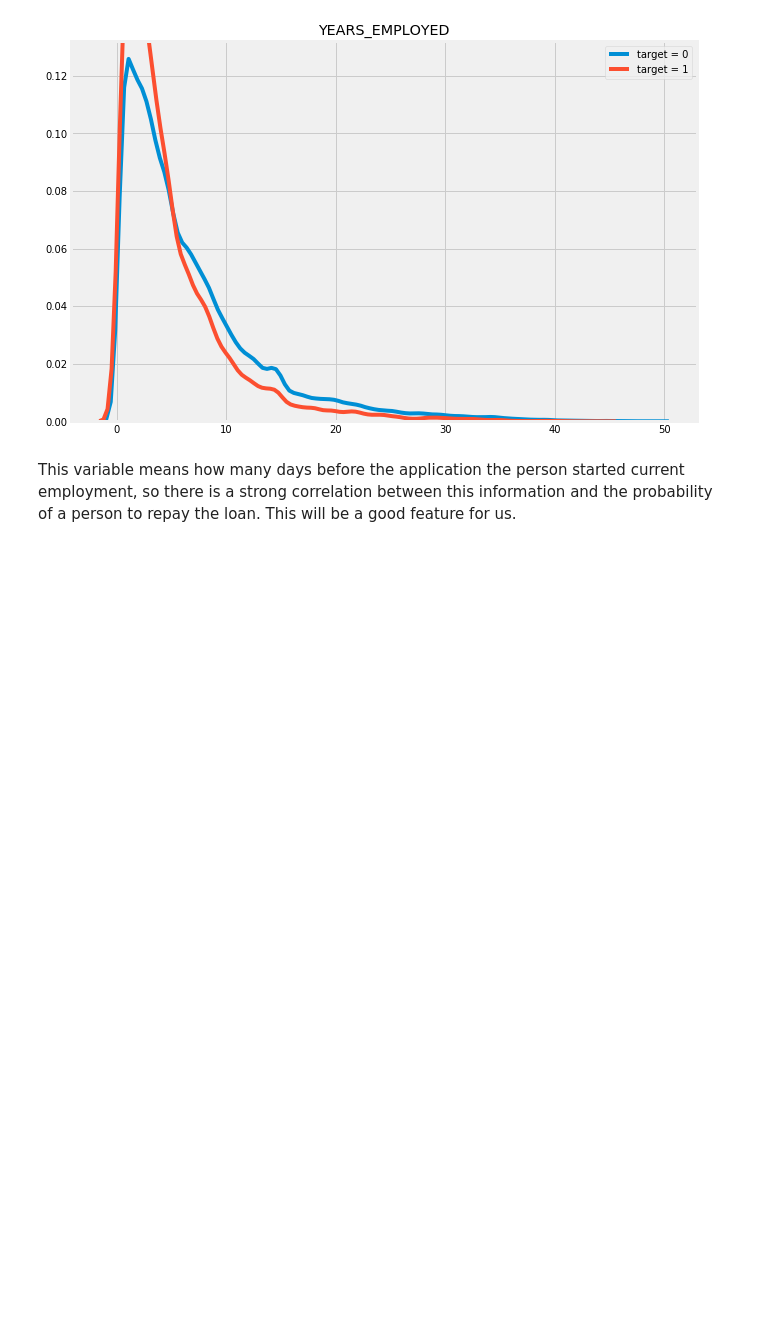
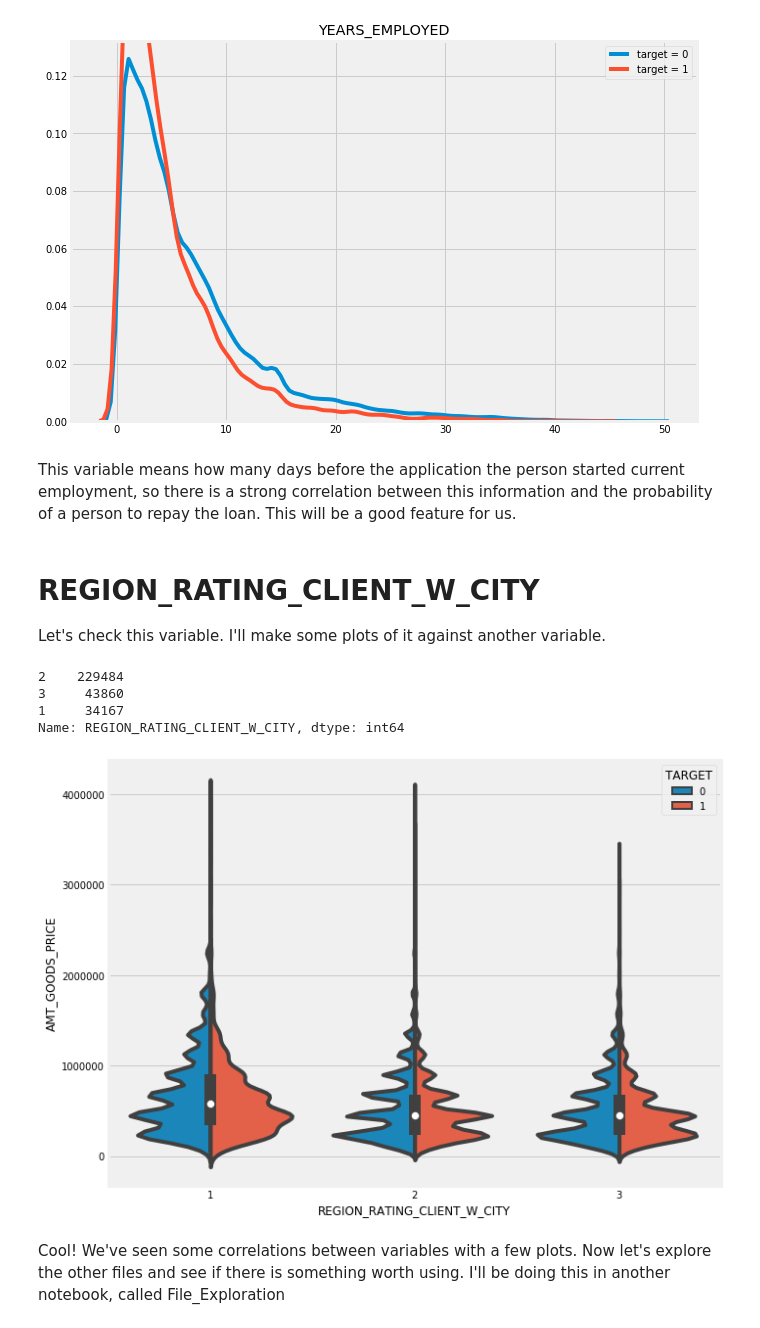
Before and after one commit to hgpadovani/kaggle_credit_risk, a Jupyter notebook: notebooks/EDA.ipynb, the cells around one changed output. Cells and saved outputs as stored; diff of their text form; code cells hidden in the pictures; blank space fills up the shorter version.

```diff
--- a/notebooks/EDA.ipynb
+++ b/notebooks/EDA.ipynb
@@ -392,3 +400,22 @@ plt.show()
 [figure]
 # %% [markdown]
 This variable means how many days before the application the person started current employment, so there is a strong correlation between this information and the probability of a person to repay the loan. This will be a good feature for us.
+# %% [markdown]
+# REGION_RATING_CLIENT_W_CITY
+
+Let's check this variable. I'll make some plots of it against another variable.
+# %%
+at_numerical['REGION_RATING_CLIENT_W_CITY'].value_counts()
+# %% [output]
+2    229484
+3     43860
+1     34167
+Name: REGION_RATING_CLIENT_W_CITY, dtype: int64
+# %%
+plt.figure(figsize=(10,8))
+
+sns.violinplot(x="REGION_RATING_CLIENT_W_CITY", y="AMT_GOODS_PRICE", hue="TARGET", data = at_numerical, split=True);
+# %% [output]
+[figure, added]
+# %% [markdown]
+Cool! We've seen some correlations between variables with a few plots. Now let's explore the other files and see if there is something worth using. I'll be doing this in another notebook, called File_Exploration
```
Also changed, not shown: parts of 5 cells of this notebook, 2 other files.
